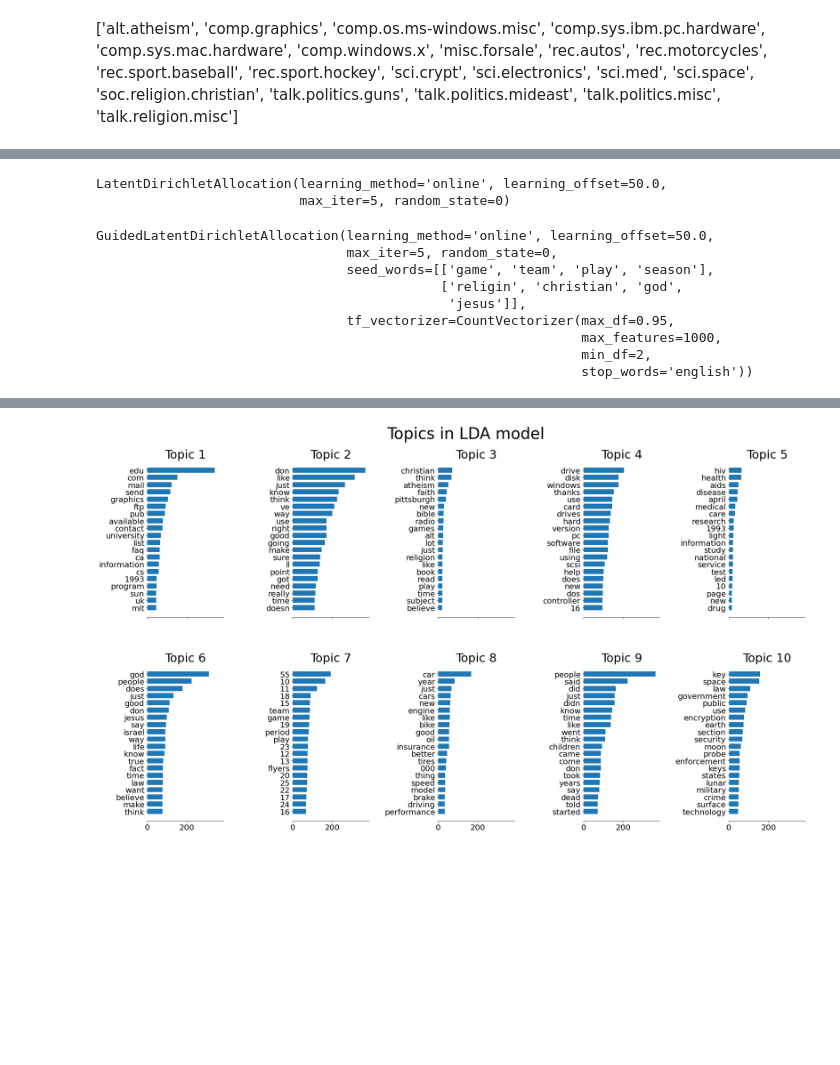
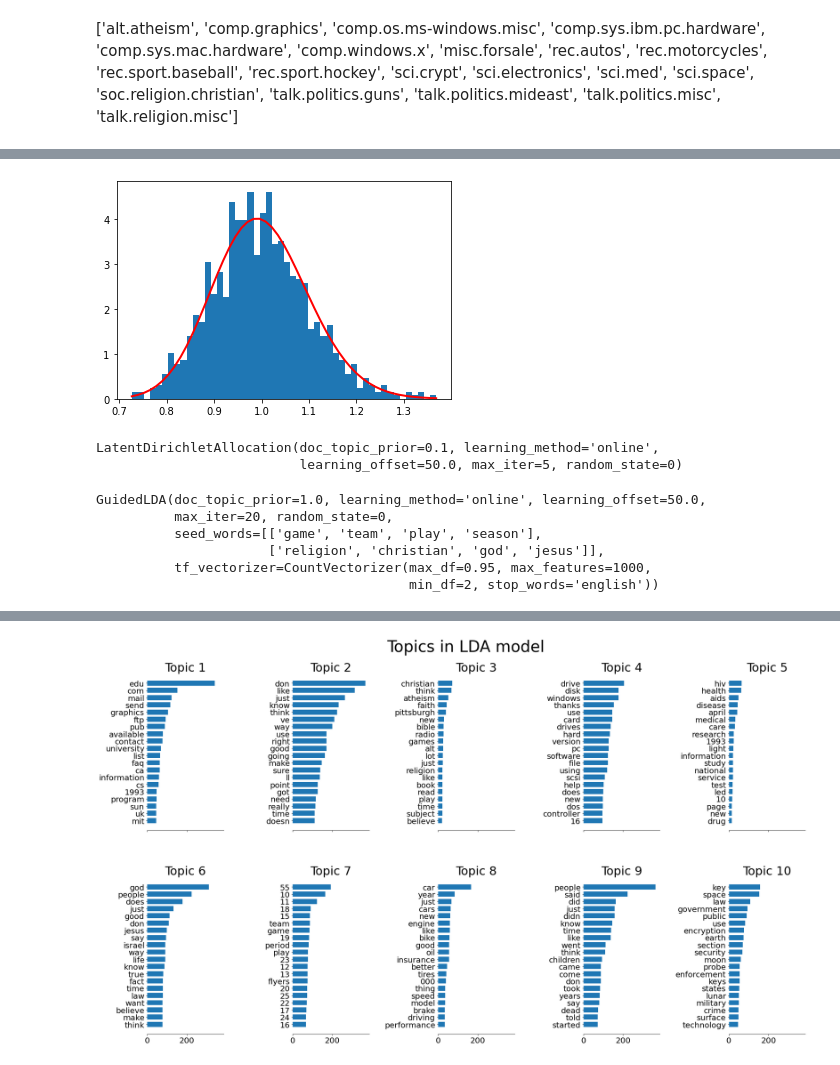
Before and after one commit to louisguitton/papers-implemented, a Jupyter notebook: papers/seeded-topics/sklearn.ipynb, the cells around one changed output, grey strips where cells are left out. Saved outputs shown, nothing was run; the diff lists cells and outputs as text; code cells hidden in the pictures; blank space fills up the shorter version.

```diff
--- a/papers/seeded-topics/sklearn.ipynb
+++ b/papers/seeded-topics/sklearn.ipynb
@@ -65,9 +83,32 @@ tf = tf_vectorizer.fit_transform(data_samples)
+# %%
+# https://numpy.org/doc/stable/reference/random/generated/numpy.random.gamma.html
+import numpy as np
+from scipy.stats import gamma
+
+shape, scale = 100., 1/100.  # mean=4, std=2*sqrt(2)
+# s = np.random.gamma(shape, scale, 1000)
+s = gamma.rvs(shape, size=1000, scale=scale)
+
+import matplotlib.pyplot as plt
+import scipy.special as sps
+
+count, bins, ignored = plt.hist(s, 50, density=True)
+y = bins**(shape-1)*(np.exp(-bins/scale) /
+                     (sps.gamma(shape)*scale**shape))
+plt.plot(bins, y, linewidth=2, color='r')
+plt.show()
+# %% [output]
+[figure, added]
 # %%
-lda = LatentDirichletAllocation(n_components=n_components, max_iter=5,
-                                learning_method='online',
-                                learning_offset=50.,
-                                random_state=0)
+lda = LatentDirichletAllocation(
+    n_components=n_components,
+    max_iter=5,
+    learning_method='online',
+    learning_offset=50.,
+    random_state=0,
+    doc_topic_prior=doc_topic_prior__skewed
+)
 lda.fit(tf)
 # %% [output]
-LatentDirichletAllocation(learning_method='online', learning_offset=50.0,
-                          max_iter=5, random_state=0)
+LatentDirichletAllocation(doc_topic_prior=0.1, learning_method='online',
+                          learning_offset=50.0, max_iter=5, random_state=0)
@@ -76,22 +115,26 @@ from sklearn_guided_lda import GuidedLatentDirichletAllocation
 # %%
+from sklearn_guided_lda import GuidedLDA
+
 seeds = [
     ["game", "team", "play", "season"],
-    ["religin", "christian", "god", "jesus"]
+    ["religion", "christian", "god", "jesus"]
 ]
-glda = GuidedLatentDirichletAllocation(tf_vectorizer=tf_vectorizer,
-                                seed_words=seeds,
-                                n_components=n_components, max_iter=5,
-                                learning_method='online',
-                                learning_offset=50.,
-                                random_state=0)
+glda = GuidedLDA(
+    tf_vectorizer=tf_vectorizer,
+    seed_words=seeds,
+    seed_confidence=100.,
+    doc_topic_prior=doc_topic_prior__uniform,
+    n_components=n_components,
+    max_iter=20,
+    learning_method='online',
+    learning_offset=50.,
+    random_state=0
+)
 glda.fit(tf)
 # %% [output]
-GuidedLatentDirichletAllocation(learning_method='online', learning_offset=50.0,
-                                max_iter=5, random_state=0,
-                                seed_words=[['game', 'team', 'play', 'season'],
-                                            ['religin', 'christian', 'god',
-                                             'jesus']],
-                                tf_vectorizer=CountVectorizer(max_df=0.95,
-                                                              max_features=1000,
-                                                              min_df=2,
-                                                              stop_words='english'))
+GuidedLDA(doc_topic_prior=1.0, learning_method='online', learning_offset=50.0,
+          max_iter=20, random_state=0,
+          seed_words=[['game', 'team', 'play', 'season'],
+                      ['religion', 'christian', 'god', 'jesus']],
+          tf_vectorizer=CountVectorizer(max_df=0.95, max_features=1000,
+                                        min_df=2, stop_words='english'))
```
Also changed, not shown: parts of 7 cells of this notebook, 1 other file.
